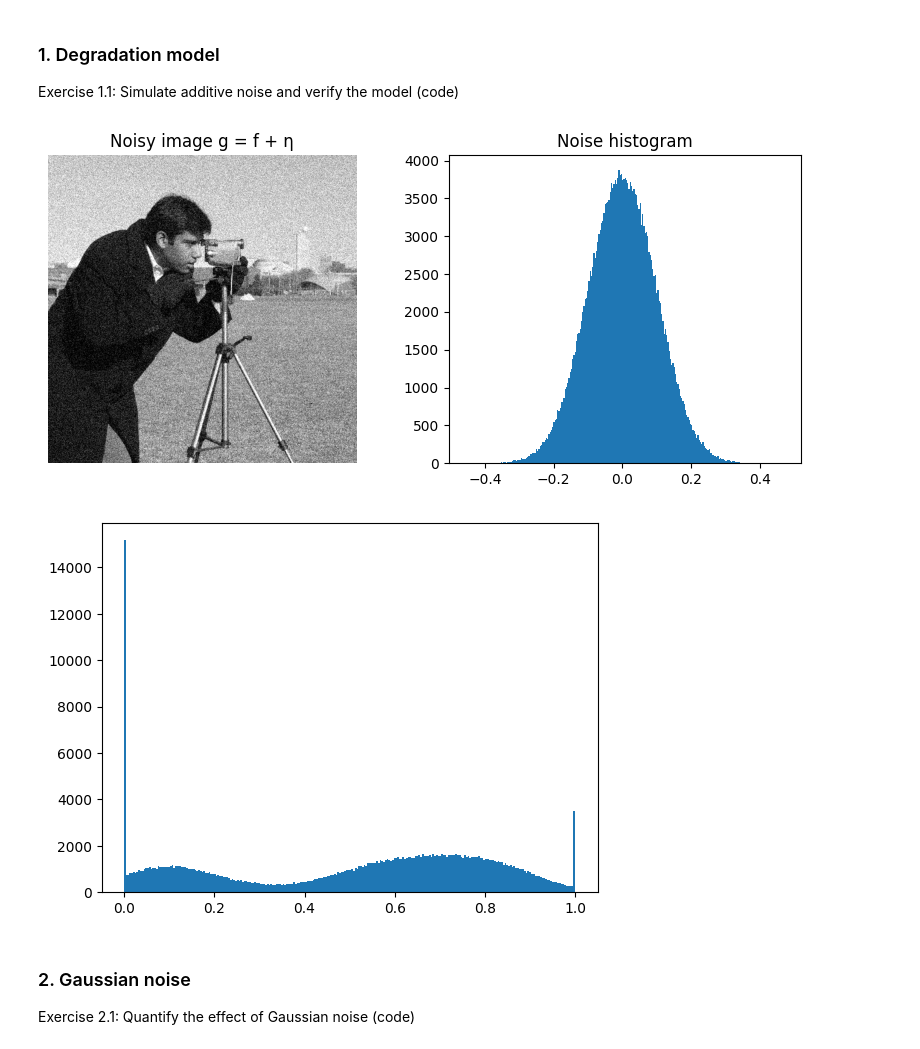
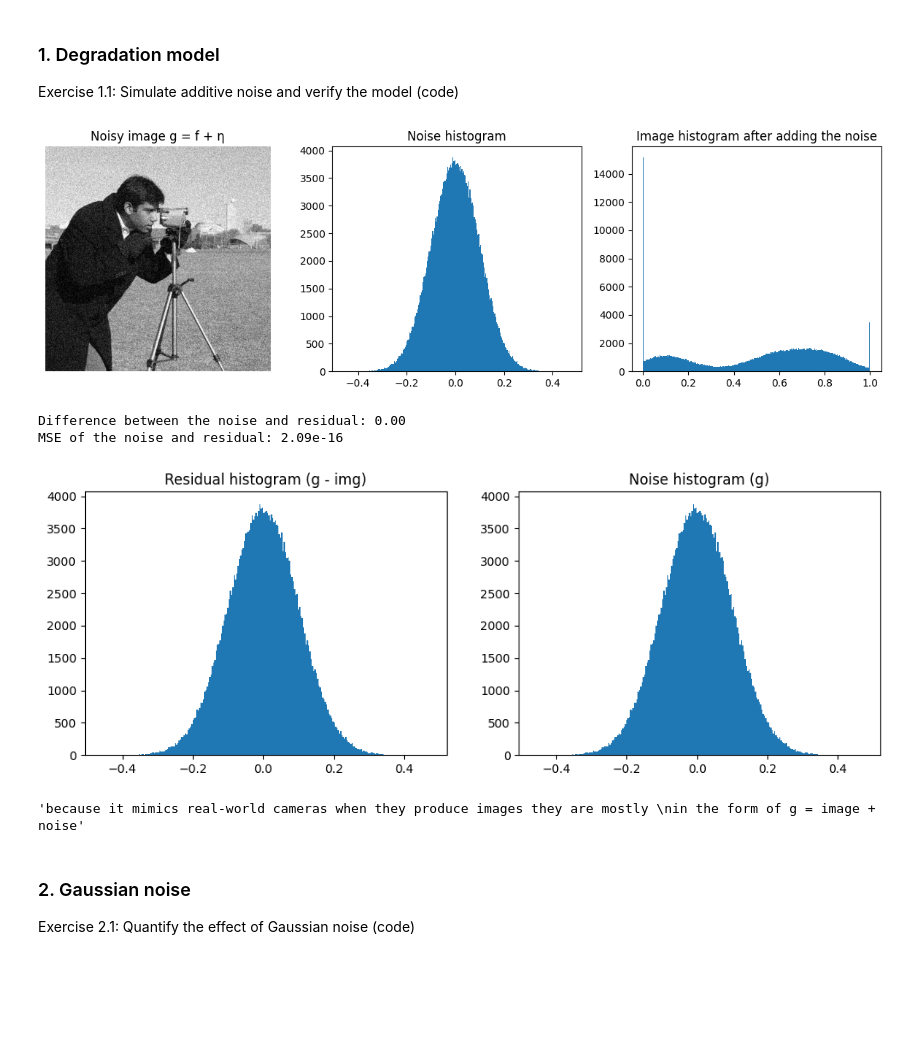
Before and after one commit to BashayrA/Digital-Image-Processing---Labs, a Jupyter notebook: lab5-BashayrA/main.ipynb, the cells around one changed output. Cells and saved outputs as stored; diff of their text form; code cells hidden in the pictures; blank space fills up the shorter version.

```diff
--- a/lab5-BashayrA/main.ipynb
+++ b/lab5-BashayrA/main.ipynb
@@ -26,31 +25,54 @@ Exercise 1.1: Simulate additive noise and verify the model (code)
 # %%
 rng = np.random.default_rng(0) # unify the seed
 
 sigma = 0.1 # u can change it, i made it 0.1 and the mse went to 0.009
 
 noise = rng.normal(0, sigma, img.shape).astype(np.float32)
 g = np.clip(img + noise, 0, 1)
 
-plt.figure(figsize=(10,4))
-plt.subplot(1,2,1)
+
+plt.figure(figsize=(15,4))
+plt.subplot(1,3,1)
 plt.imshow(g, cmap="gray")
 plt.title("Noisy image g = f + η")
 plt.axis("off")
 
-plt.subplot(1,2,2)
+plt.subplot(1,3,2)
 plt.hist(noise.flatten(), bins=256) # this is the array of the noise (just the noise)
 plt.title("Noise histogram")
-plt.show()
 
+plt.subplot(1,3,3)
+plt.title("Image histogram after adding the noise")
 plt.hist(g.flatten(), bins=256) # this is the image with the noise added
 plt.show()
 
 # Tasks
 # 1. Compute the residual g - img and verify it matches the generated noise distribution.
+residual = (noise + img) - img # do not use g - img since g is already clipped
+difference = residual - noise
+print(f"Difference between the noise and residual: {np.max(np.abs(difference)):.2f}")
+print(f"MSE of the noise and residual: {np.mean(difference**2):.2e}") # super small number close to zero
+
+# plot the residual
+plt.figure(figsize=(12,4))
+plt.subplot(1,2,1)
+plt.hist(residual.flatten(), bins=256)
+plt.title("Residual histogram (g - img)")
+
+plt.subplot(1,2,2)
+plt.hist(noise.flatten(), bins=256)
+plt.title("Noise histogram (g)")
+plt.show()
+
 # 2. Explain why additive noise is a reasonable model for many sensors.
+'''because it mimics real-world cameras when they produce images they are mostly
+in the form of g = image + noise'''
 # %% [output]
-[figure, old version]
+[figure, new version]
+Difference between the noise and residual: 0.00
+MSE of the noise and residual: 2.09e-16
-[figure, old version]
+[figure, new version]
+'because it mimics real-world cameras when they produce images they are mostly \nin the form of g = image + noise'
 # %% [markdown]
 ### 2. Gaussian noise
 Exercise 2.1: Quantify the effect of Gaussian noise (code)
```
Also changed, not shown: parts of 9 cells of this notebook, 2 other files.
